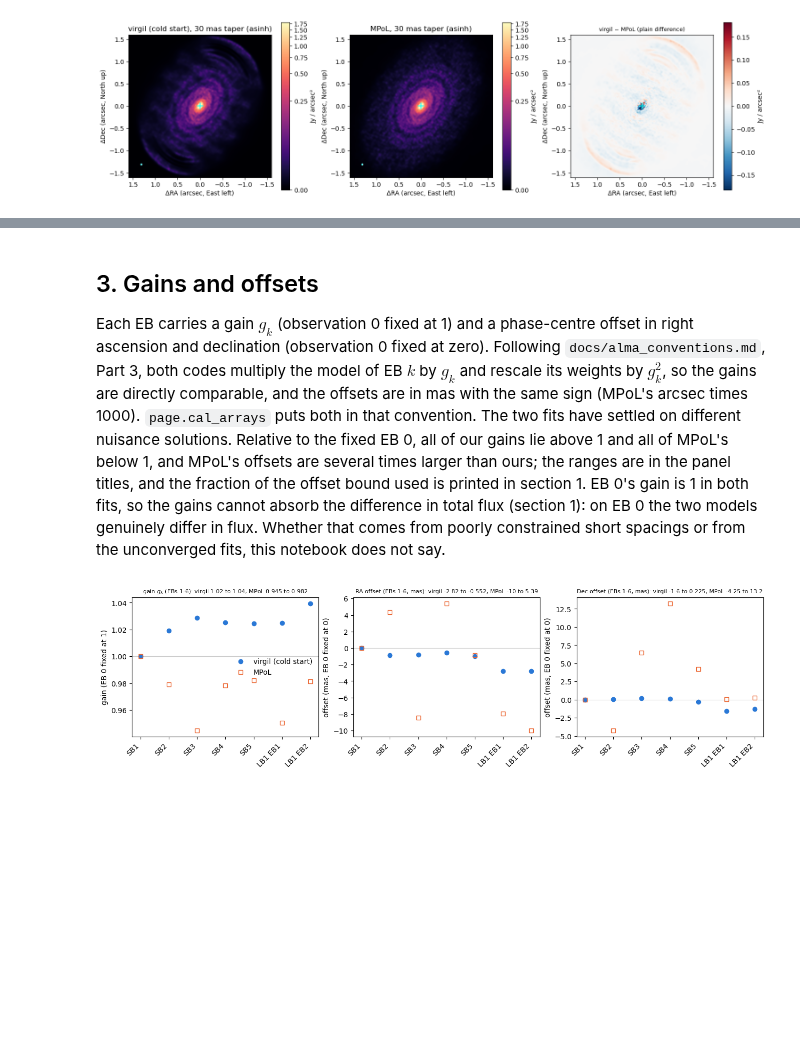
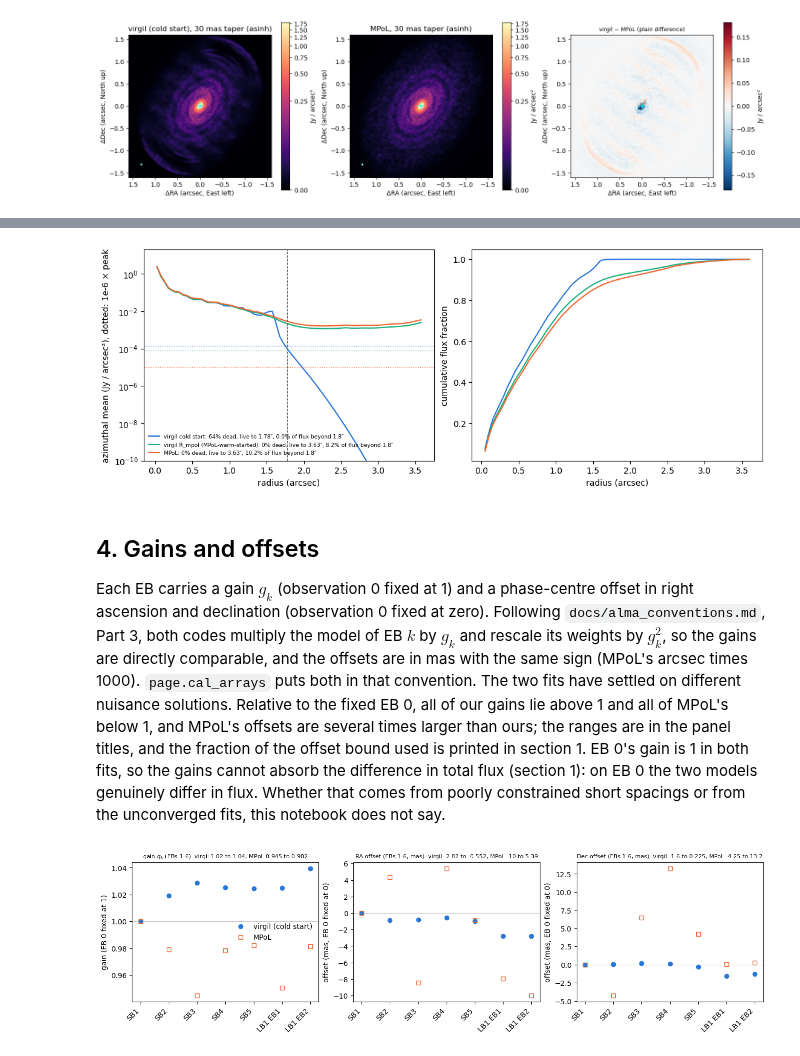
Before and after one commit to benjaminpope/virgil-validation, a Jupyter notebook: notebooks/alma_imlup_mpol_comparison.ipynb, the cells around one changed output, grey strips where cells are left out. Cells and saved outputs as stored; diff of their text form; code cells hidden in the pictures; blank space fills up the shorter version.

Commit message:
Notebook: flux against radius shows the dead-pixel artefact of the Gaussian cold start; opening and summary say it does not pass the gate
Co-Authored-By: Claude Sonnet 5.5 <noreply@anthropic.com>

```diff
--- a/notebooks/alma_imlup_mpol_comparison.ipynb
+++ b/notebooks/alma_imlup_mpol_comparison.ipynb
@@ -85,5 +89,24 @@ plt.show()
+# %%
+runs = {"virgil cold start": (np.load(ours["dir"] / "image.npy"), page.C_VIRGIL),
+        "virgil R_mpol (MPoL-warm-started)": (np.load(OUT / "32a303e-cd/R_mpol/image.npy"), "#1baf7a"),
+        "MPoL": (np.asarray(mpol["z"]["base_image"]), page.C_MPOL)}
+rr, cc = np.indices((n, n)); radius = np.hypot(rr - grid.cr, cc - grid.cc) * dx          # arcsec from the phase centre
+edges = np.linspace(0, 3.6, 73); k = np.digitize(radius.ravel(), edges) - 1; nb = len(edges) - 1
+fig, (ax1, ax2) = plt.subplots(1, 2, figsize=(11, 4), constrained_layout=True)
+for name, (img, col) in runs.items():
+    img = img.astype(float); live = img > 1e-6 * img.max()
+    flux = np.bincount(k, weights=img.ravel(), minlength=nb + 2)[:nb]; cnt = np.bincount(k, minlength=nb + 2)[:nb]
+    lab = f"{name}: {100 * (1 - live.mean()):.0f}% dead, live to {radius[live].max():.2f}″, {100 * img[radius > 1.8].sum() / img.sum():.1f}% of flux beyond 1.8″"
+    ax1.semilogy(edges[1:] - 0.025, flux / cnt, color=col, label=lab); ax2.plot(edges[1:], np.cumsum(flux) / img.sum(), color=col)
+    ax1.axhline(1e-6 * img.max(), color=col, ls=":", lw=0.8)
+ax1.axvline(radius[runs["virgil cold start"][0] > 1e-6 * runs["virgil cold start"][0].max()].max(), color="0.4", ls="--", lw=0.8)
+ax1.set_xlabel("radius (arcsec)"); ax1.set_ylabel("azimuthal mean (Jy / arcsec²), dotted: 1e-6 × peak"); ax1.set_ylim(1e-10, 20)
+ax2.set_xlabel("radius (arcsec)"); ax2.set_ylabel("cumulative flux fraction"); ax1.legend(fontsize=6.5, frameon=False, loc="lower left")
+plt.show()
+# %% [output]
+[figure, added]
 # %% [markdown]
-## 3. Gains and offsets
+## 4. Gains and offsets
 
 Each EB carries a gain $g_k$ (observation 0 fixed at 1) and a phase-centre offset in right ascension and declination (observation 0 fixed at zero). Following `docs/alma_conventions.md`, Part 3, both codes multiply the model of EB $k$ by $g_k$ and rescale its weights by $g_k^2$, so the gains are directly comparable, and the offsets are in mas with the same sign (MPoL's arcsec times 1000). `page.cal_arrays` puts both in that convention. The two fits have settled on different nuisance solutions. Relative to the fixed EB 0, all of our gains lie above 1 and all of MPoL's below 1, and MPoL's offsets are several times larger than ours; the ranges are in the panel titles, and the fraction of the offset bound used is printed in section 1. EB 0's gain is 1 in both fits, so the gains cannot absorb the difference in total flux (section 1): on EB 0 the two models genuinely differ in flux. Whether that comes from poorly constrained short spacings or from the unconverged fits, this notebook does not say.
 # %%
```
Also changed, not shown: parts of 6 cells of this notebook.
